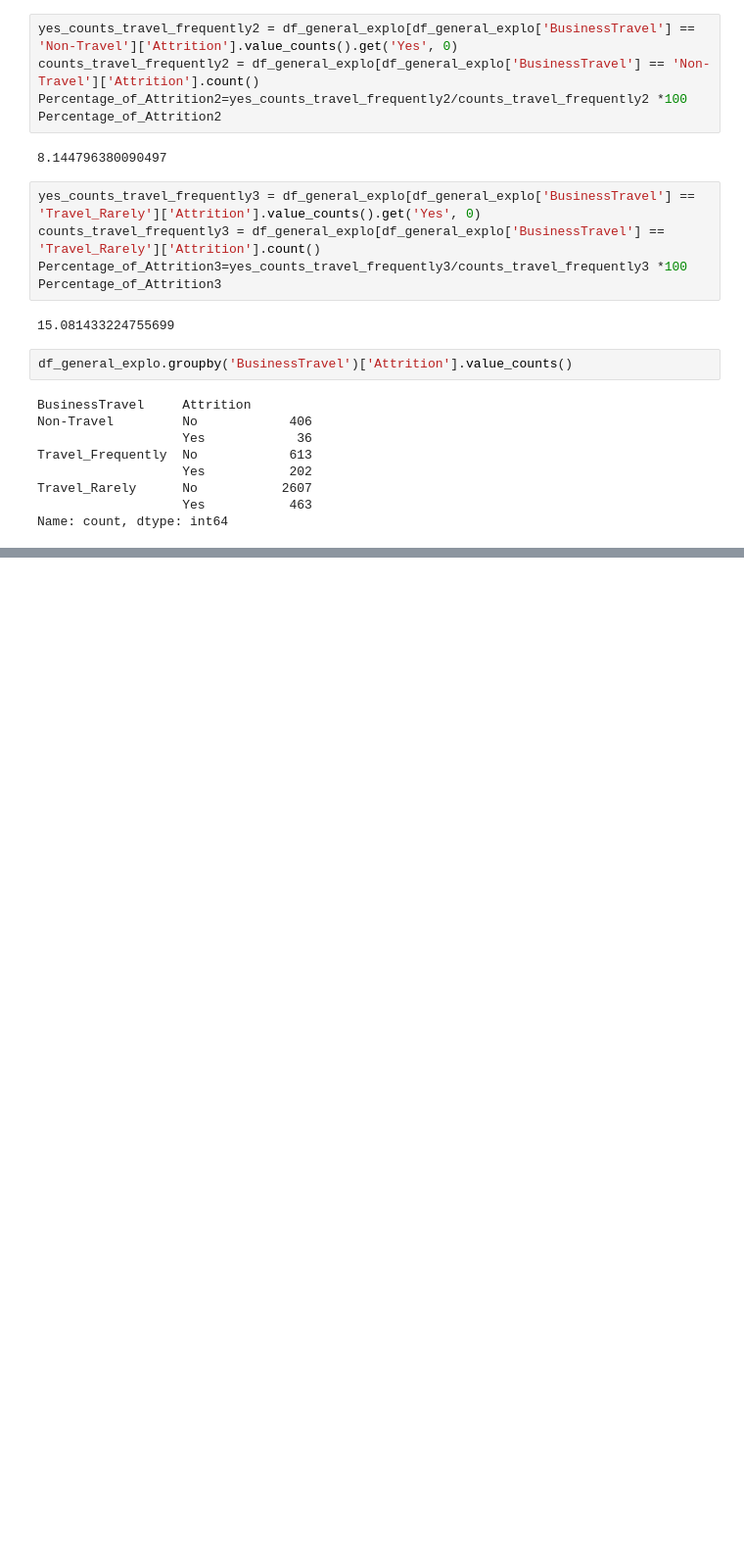
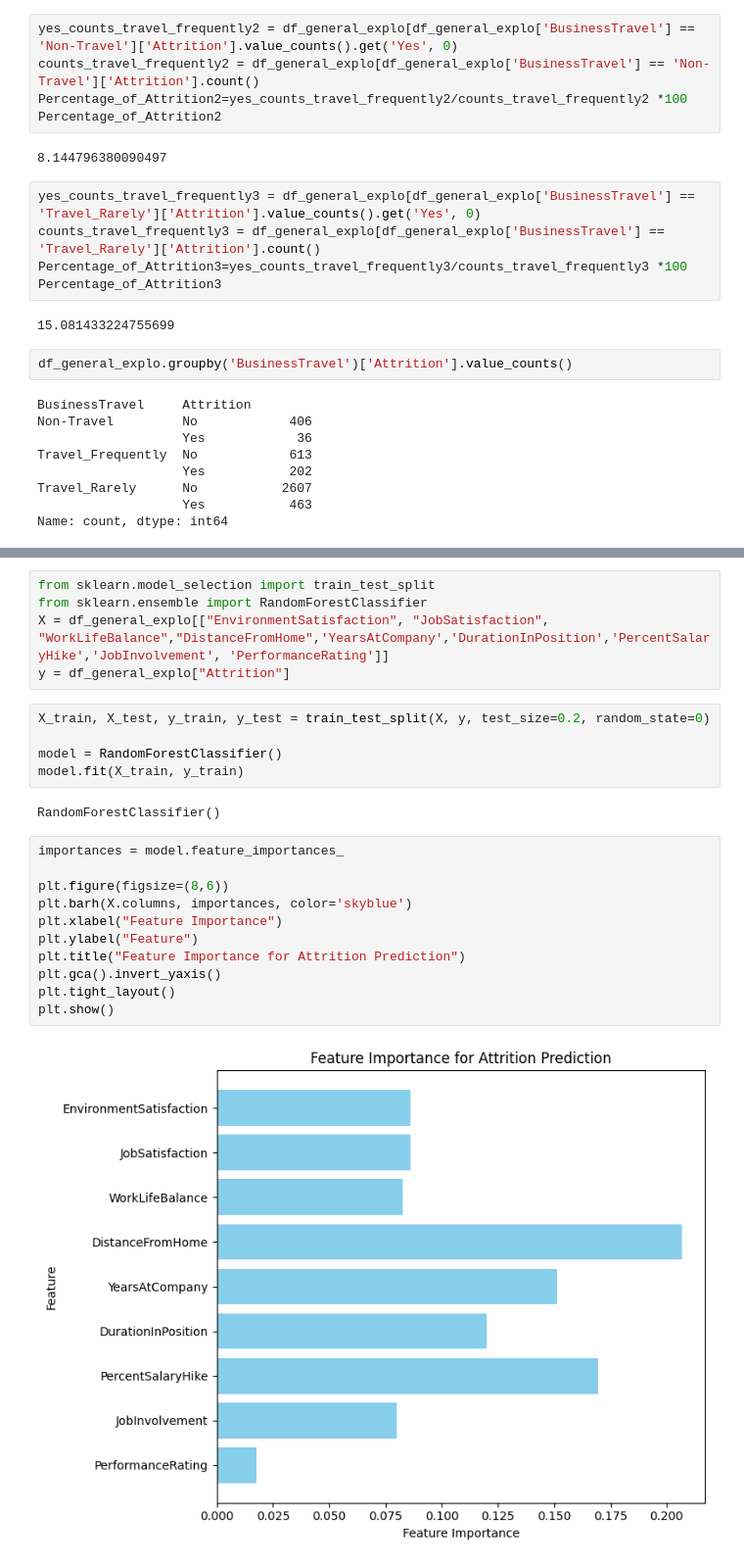
Before and after one commit to Veyesd/rh-analysis, a Jupyter notebook: rh_analysis2.ipynb, the cells around one changed output, grey strips where cells are left out. Shown at 98% size. Saved outputs shown, nothing was run; the diff lists cells and outputs as text; blank space fills up the shorter version.

```diff
--- a/rh_analysis2.ipynb
+++ b/rh_analysis2.ipynb
@@ -464,0 +557,25 @@ EXPLOOOOOOOOOOOOO
+# %%
+from sklearn.model_selection import train_test_split
+from sklearn.ensemble import RandomForestClassifier
+X = df_general_explo[["EnvironmentSatisfaction", "JobSatisfaction", "WorkLifeBalance","DistanceFromHome",'YearsAtCompany','DurationInPosition','PercentSalaryHike','JobInvolvement', 'PerformanceRating']]
+y = df_general_explo["Attrition"]
+# %%
+X_train, X_test, y_train, y_test = train_test_split(X, y, test_size=0.2, random_state=0)
+
+model = RandomForestClassifier()
+model.fit(X_train, y_train)
+# %% [output]
+RandomForestClassifier()
+# %%
+importances = model.feature_importances_
+
+plt.figure(figsize=(8,6))
+plt.barh(X.columns, importances, color='skyblue')
+plt.xlabel("Feature Importance")
+plt.ylabel("Feature")
+plt.title("Feature Importance for Attrition Prediction")
+plt.gca().invert_yaxis()
+plt.tight_layout()
+plt.show()
+# %% [output]
+[figure, added]
```
Also changed, not shown: parts of 31 cells of this notebook.
